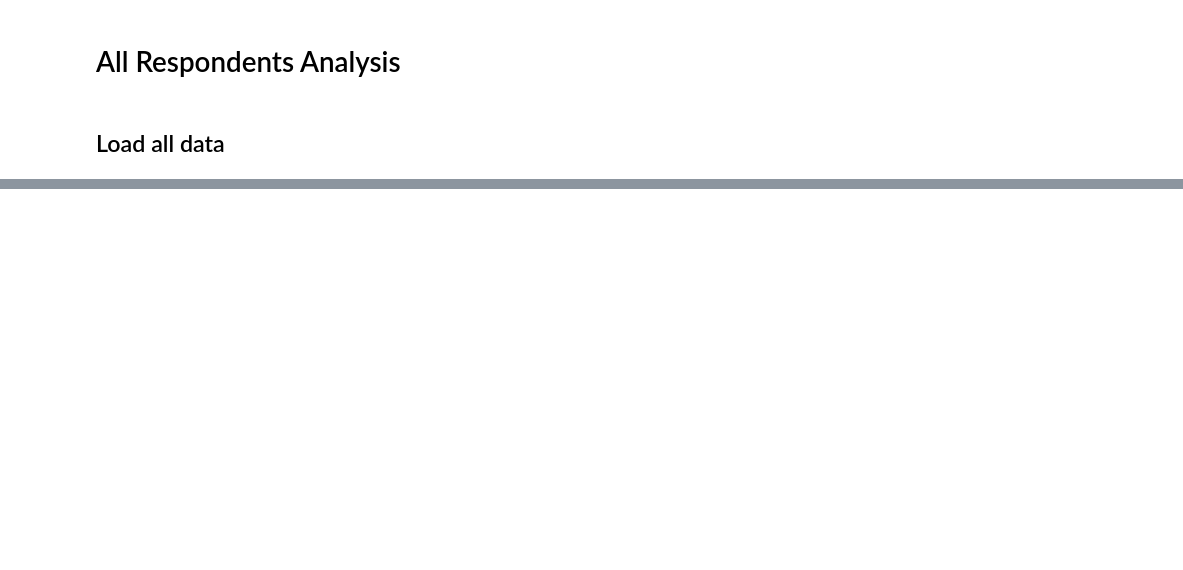
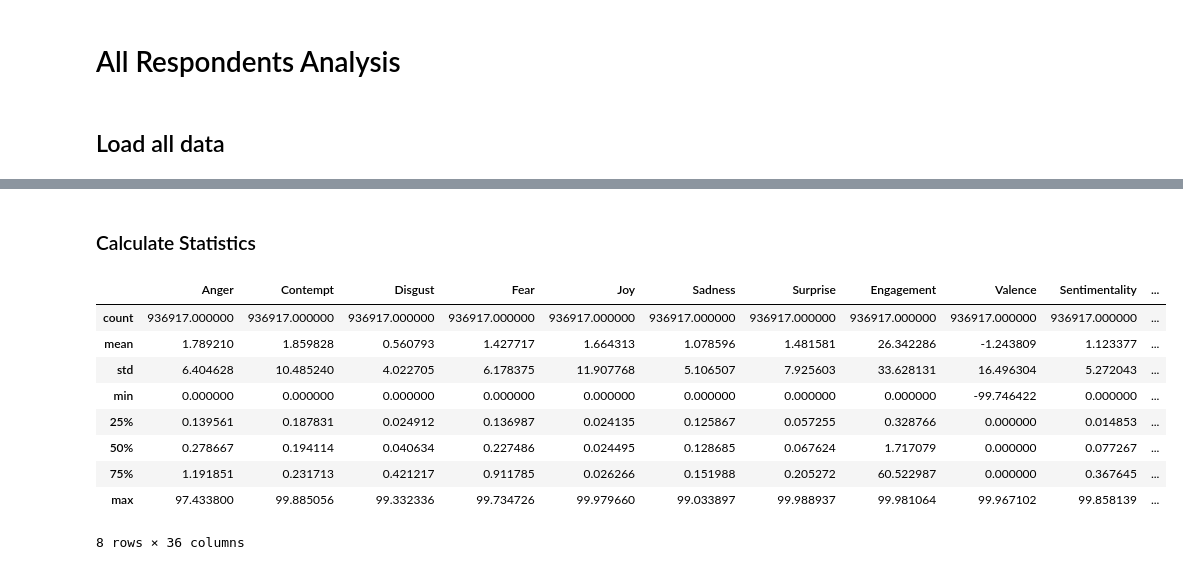
Before and after one commit to litalshl/classifiers, a Jupyter notebook: all_respondents_analysis.ipynb, the cells around one changed output, grey strips where cells are left out. Drawn from its saved outputs; the diff is of its cells as text; code cells hidden in the pictures; blank space fills up the shorter version.

```diff
--- a/all_respondents_analysis.ipynb
+++ b/all_respondents_analysis.ipynb
@@ -64,0 +97,15 @@ Index(['Anger', 'Contempt', 'Disgust', 'Fear', 'Joy', 'Sadness', 'Surprise',
+# %% [markdown]
+<h3>Calculate Statistics</h3>
+# %%
+facial_expressions_data.describe()
+# %% [output]
+|  | Anger | Contempt | Disgust | Fear | Joy | Sadness | Surprise | Engagement | Valence | Sentimentality | ... |
+| count | 936917.000000 | 936917.000000 | 936917.000000 | 936917.000000 | 936917.000000 | 936917.000000 | 936917.000000 | 936917.000000 | 936917.000000 | 936917.000000 | ... |
+| mean | 1.789210 | 1.859828 | 0.560793 | 1.427717 | 1.664313 | 1.078596 | 1.481581 | 26.342286 | -1.243809 | 1.123377 | ... |
+| std | 6.404628 | 10.485240 | 4.022705 | 6.178375 | 11.907768 | 5.106507 | 7.925603 | 33.628131 | 16.496304 | 5.272043 | ... |
+| min | 0.000000 | 0.000000 | 0.000000 | 0.000000 | 0.000000 | 0.000000 | 0.000000 | 0.000000 | -99.746422 | 0.000000 | ... |
+| 25% | 0.139561 | 0.187831 | 0.024912 | 0.136987 | 0.024135 | 0.125867 | 0.057255 | 0.328766 | 0.000000 | 0.014853 | ... |
+| 50% | 0.278667 | 0.194114 | 0.040634 | 0.227486 | 0.024495 | 0.128685 | 0.067624 | 1.717079 | 0.000000 | 0.077267 | ... |
+| 75% | 1.191851 | 0.231713 | 0.421217 | 0.911785 | 0.026266 | 0.151988 | 0.205272 | 60.522987 | 0.000000 | 0.367645 | ... |
+| max | 97.433800 | 99.885056 | 99.332336 | 99.734726 | 99.979660 | 99.033897 | 99.988937 | 99.981064 | 99.967102 | 99.858139 | ... |
+8 rows × 36 columns
```
Also changed, not shown: parts of 7 cells of this notebook.
